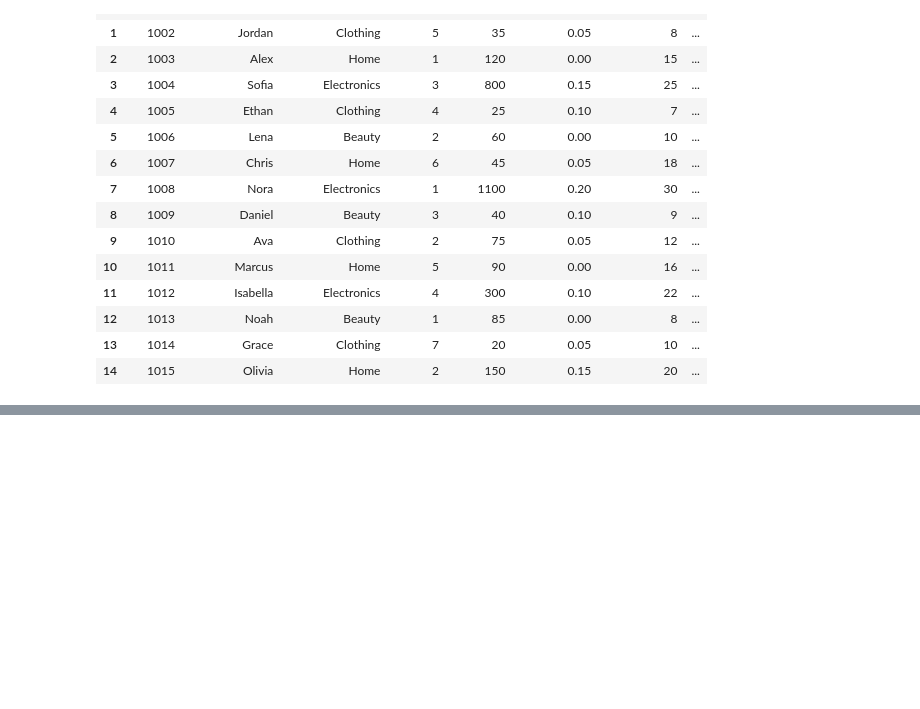
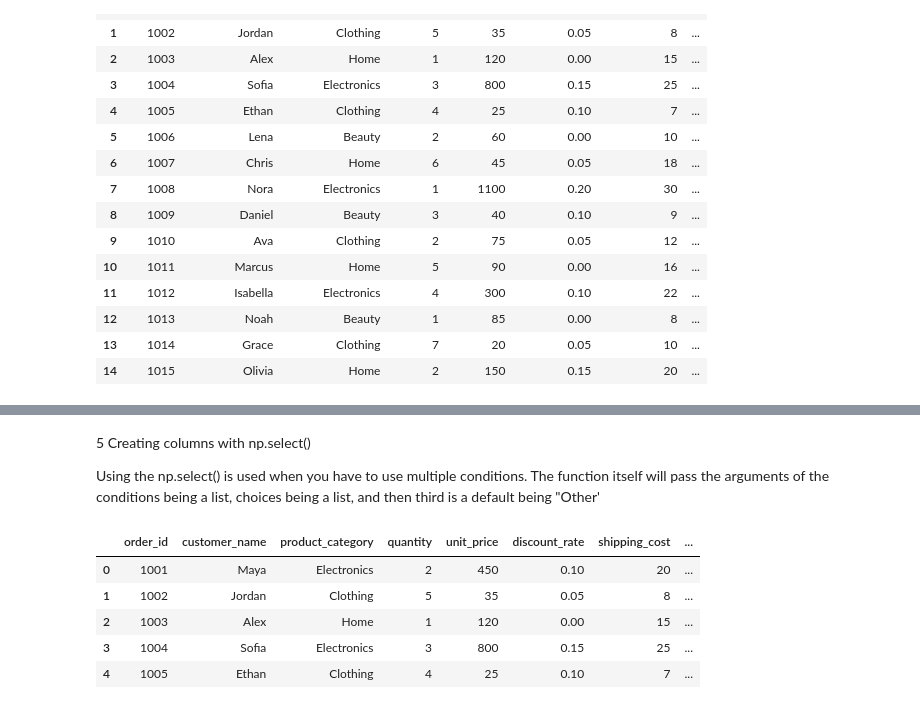
Before and after one commit to JoshPatNava/Data_Transformation, a Jupyter notebook: Creating_Columns/creating_columns.ipynb, the cells around one changed output, grey strips where cells are left out. Saved outputs shown, nothing was run; the diff lists cells and outputs as text; code cells hidden in the pictures; blank space fills up the shorter version.

```diff
--- a/Creating_Columns/creating_columns.ipynb
+++ b/Creating_Columns/creating_columns.ipynb
@@ -51,0 +144,34 @@ df
+# %% [markdown]
+5 Creating columns with np.select()
+
+Using the np.select() is used when you have to use multiple conditions. The function itself will pass the arguments of the conditions being a list, choices being a list, and then third is a default being "Other'
+# %%
+# Create the conditions
+conditions = [
+    column_df["unit_price"] < 50,
+    column_df["unit_price"].between(50, 300),
+    column_df["unit_price"] > 300
+]
+# Create the choices
+choices = [
+    "Low Price",
+    "Medium Price",
+    "High Price"
+]
+
+# Use the np.select.
+column_df["price_level"] = np.select(
+    conditions,
+    choices,
+    default="Unknown"
+)
+
+# Check the dataframe
+column_df.head()
+# %% [output]
+|  | order_id | customer_name | product_category | quantity | unit_price | discount_rate | shipping_cost | ... |
+| 0 | 1001 | Maya | Electronics | 2 | 450 | 0.10 | 20 | ... |
+| 1 | 1002 | Jordan | Clothing | 5 | 35 | 0.05 | 8 | ... |
+| 2 | 1003 | Alex | Home | 1 | 120 | 0.00 | 15 | ... |
+| 3 | 1004 | Sofia | Electronics | 3 | 800 | 0.15 | 25 | ... |
+| 4 | 1005 | Ethan | Clothing | 4 | 25 | 0.10 | 7 | ... |
```
Also changed, not shown: parts of 25 cells of this notebook, 1 other file.
